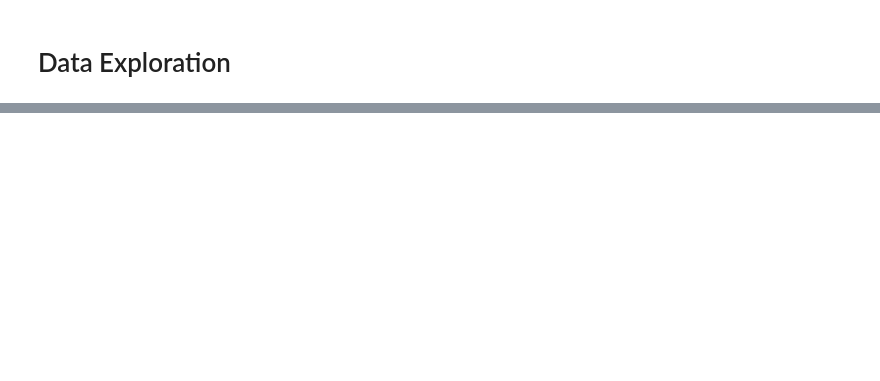
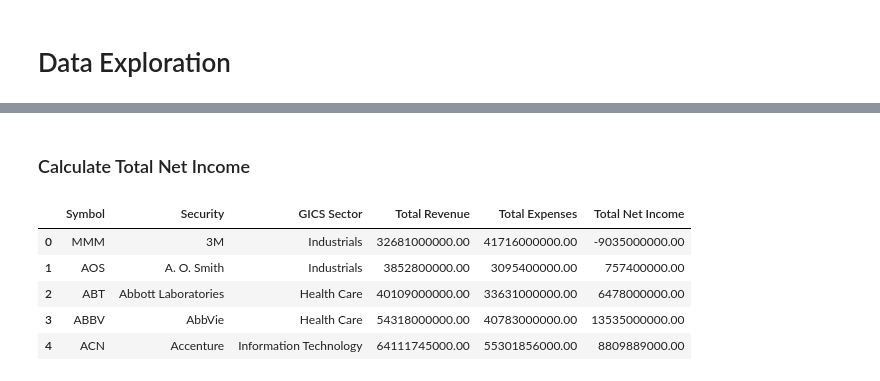
Before and after one commit to AaronNHorvitz/Data-Science-Training, a Jupyter notebook: Examples of Basic Statistical Functions/002_sampling_distributions.ipynb, the cells around one changed output, grey strips where cells are left out. Saved outputs shown, nothing was run; the diff lists cells and outputs as text; code cells hidden in the pictures; blank space fills up the shorter version.

```diff
--- a/Examples of Basic Statistical Functions/002_sampling_distributions.ipynb
+++ b/Examples of Basic Statistical Functions/002_sampling_distributions.ipynb
@@ -24,0 +80,12 @@ display(data.head())
+# %% [markdown]
+### Calculate Total Net Income
+# %%
+df['Total Net Income'] = df['Total Revenue'] - df['Total Expenses']
+df.head()
+# %% [output]
+|  | Symbol | Security | GICS Sector | Total Revenue | Total Expenses | Total Net Income |
+| 0 | MMM | 3M | Industrials | 32681000000.00 | 41716000000.00 | -9035000000.00 |
+| 1 | AOS | A. O. Smith | Industrials | 3852800000.00 | 3095400000.00 | 757400000.00 |
+| 2 | ABT | Abbott Laboratories | Health Care | 40109000000.00 | 33631000000.00 | 6478000000.00 |
+| 3 | ABBV | AbbVie | Health Care | 54318000000.00 | 40783000000.00 | 13535000000.00 |
+| 4 | ACN | Accenture | Information Technology | 64111745000.00 | 55301856000.00 | 8809889000.00 |
```
Also changed, not shown: parts of 17 cells of this notebook, 5 other files.
